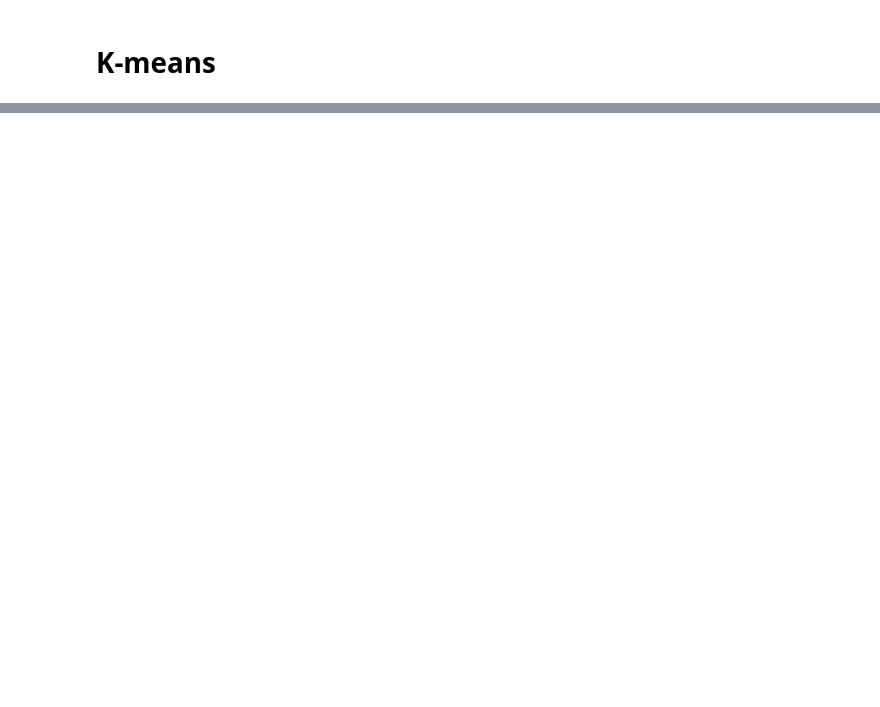
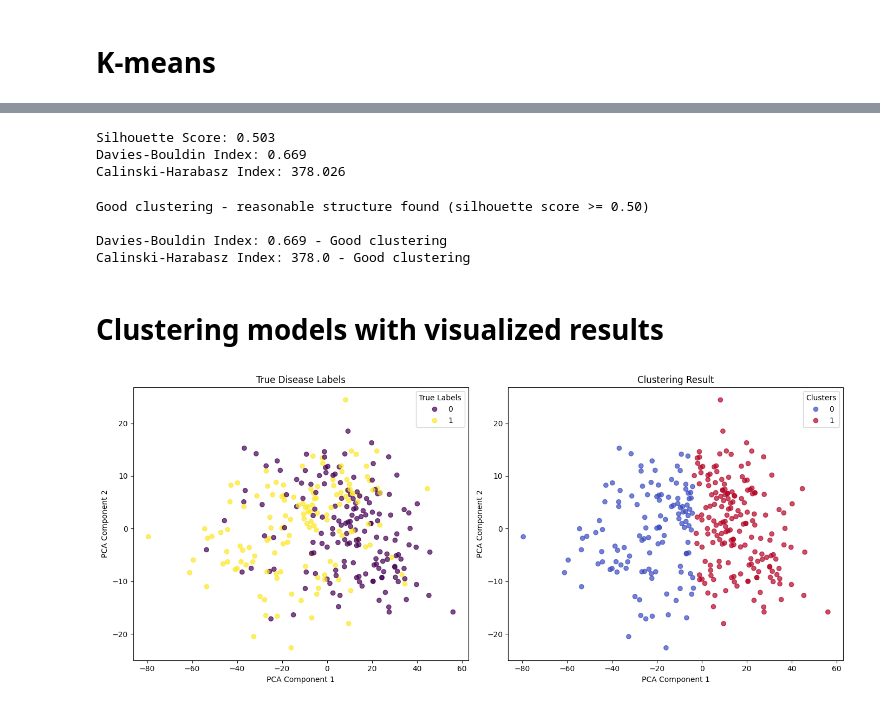
Before and after one commit to YoussefAhmed2612/UCI_Heart_Disease_Prediction, a Jupyter notebook: 2.5 Unsupervised Learning/Unsupervised Learning - Clustering.ipynb, the cells around one changed output, grey strips where cells are left out. Cells and saved outputs as stored; diff of their text form; code cells hidden in the pictures; blank space fills up the shorter version.

```diff
--- a/2.5 Unsupervised Learning/Unsupervised Learning - Clustering.ipynb
+++ b/2.5 Unsupervised Learning/Unsupervised Learning - Clustering.ipynb
@@ -40,0 +169,75 @@ X_test_scaled = scaler.transform(X_test)
+# %%
+# Evaluate clustering quality with multiple metrics
+sil_score = silhouette_score(X, labels)
+db_score = davies_bouldin_score(X, labels)
+ch_score = calinski_harabasz_score(X, labels)
+
+print(f"Silhouette Score: {sil_score:.3f}")
+print(f"Davies-Bouldin Index: {db_score:.3f}")
+print(f"Calinski-Harabasz Index: {ch_score:.3f}")
+# %% [output]
+Silhouette Score: 0.503
+Davies-Bouldin Index: 0.669
+Calinski-Harabasz Index: 378.026
+# %%
+# Evaluate clustering quality with silhouette score interpretation
+if sil_score >= 0.70:
+    print("Excellent clustering - strong structure found (silhouette score >= 0.70)\n")
+elif sil_score >= 0.50:
+    print("Good clustering - reasonable structure found (silhouette score >= 0.50)\n")
+elif sil_score >= 0.25:
+    print("Fair clustering - weak structure, consider review (silhouette score >= 0.25)\n")
+else:
+    print("Poor clustering - no substantial structure detected (silhouette score < 0.25)\n")
+
+
+# Evaluate Davies-Bouldin Index with interpretation
+if db_score < 0.5:
+    print(f"Davies-Bouldin Index: {db_score:.3f} - Excellent clustering")
+elif db_score < 1.0:
+    print(f"Davies-Bouldin Index: {db_score:.3f} - Good clustering")
+else:
+    print(f"Davies-Bouldin Index: {db_score:.3f} - Poor clustering")
+
+# Evaluate Calinski-Harabasz Index with interpretation (relative scale)
+if ch_score > 1000:
+    print(f"Calinski-Harabasz Index: {ch_score:.1f} - Very good clustering")
+elif ch_score > 300:
+    print(f"Calinski-Harabasz Index: {ch_score:.1f} - Good clustering")
+else:
+    print(f"Calinski-Harabasz Index: {ch_score:.1f} - Weak clustering")
+# %% [output]
+Good clustering - reasonable structure found (silhouette score >= 0.50)
+
+Davies-Bouldin Index: 0.669 - Good clustering
+Calinski-Harabasz Index: 378.0 - Good clustering
+# %% [markdown]
+# Clustering models with visualized results
+# %%
+pca = PCA(n_components=2)
+X_2d = pca.fit_transform(X)
+
+kmeans = KMeans(n_clusters=2, random_state=42)
+pred_labels = kmeans.fit_predict(X)
+
+
+fig, axes = plt.subplots(1, 2, figsize=(14, 6))
+
+# Plot true labels
+scatter1 = axes[0].scatter(X_2d[:, 0], X_2d[:, 1], c=y, cmap='viridis', alpha=0.7)
+axes[0].set_title("True Disease Labels")
+axes[0].set_xlabel("PCA Component 1")
+axes[0].set_ylabel("PCA Component 2")
+axes[0].legend(*scatter1.legend_elements(), title="True Labels")
+
+# Plot predicted/cluster labels
+scatter2 = axes[1].scatter(X_2d[:, 0], X_2d[:, 1], c=pred_labels, cmap='coolwarm', alpha=0.7)
+axes[1].set_title("Clustering Result")
+axes[1].set_xlabel("PCA Component 1")
+axes[1].set_ylabel("PCA Component 2")
+axes[1].legend(*scatter2.legend_elements(), title="Clusters")
+
+plt.tight_layout()
+plt.show()
+# %% [output]
+[figure, added]
```
Also changed, not shown: parts of 5 cells of this notebook, 2 other files.
